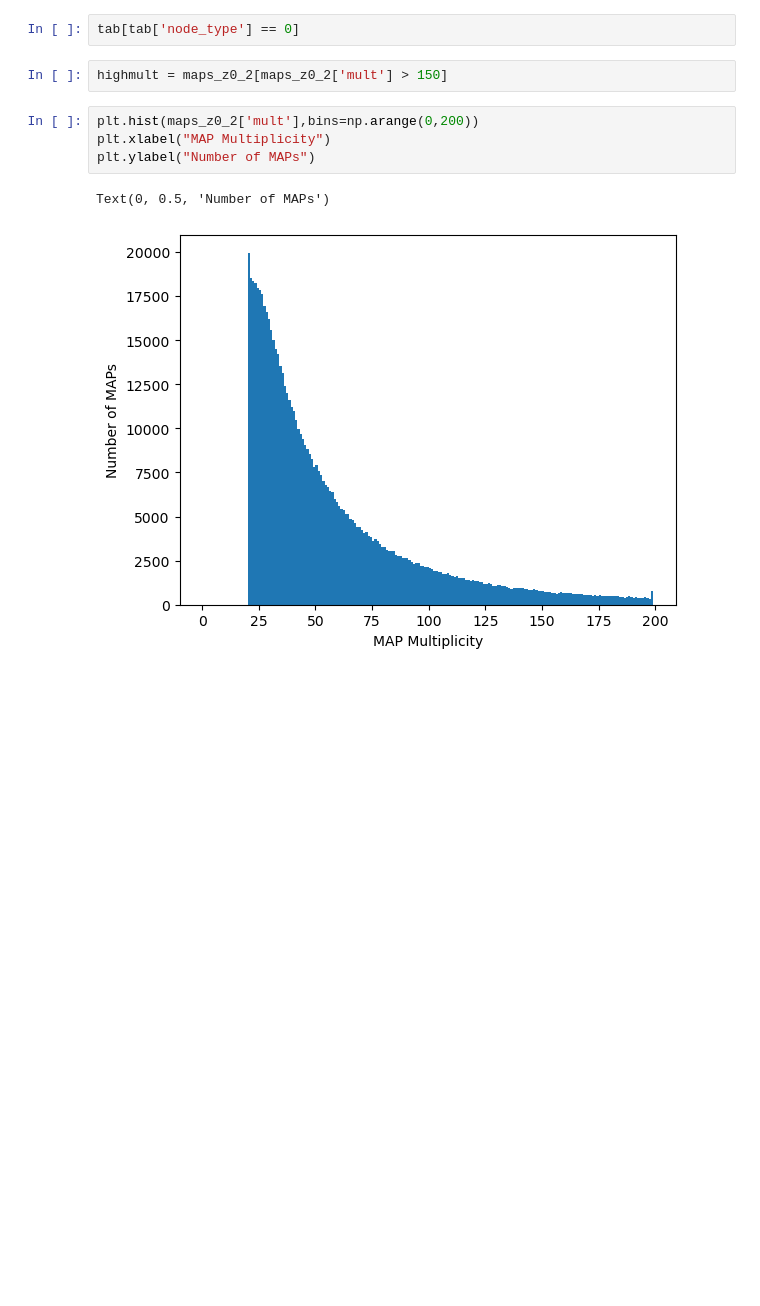
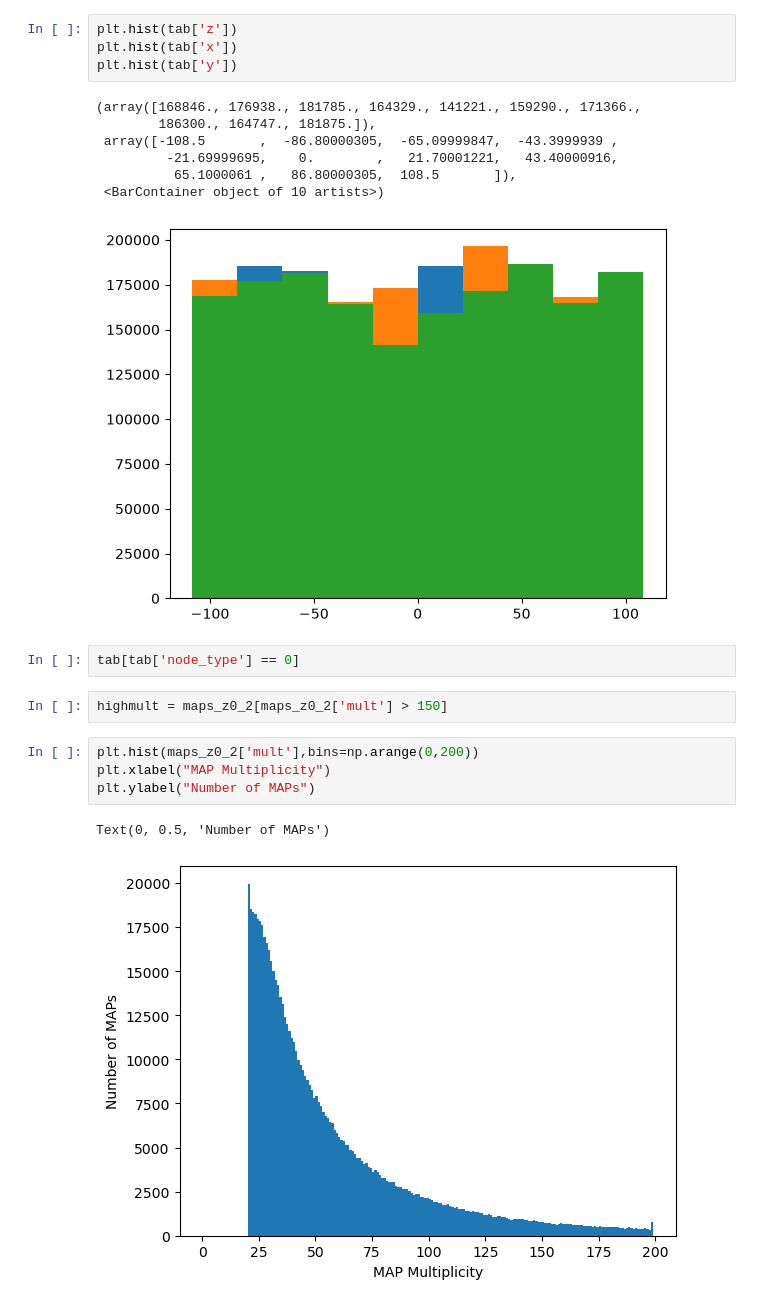
Before and after one commit to catherine-miller/bgsmaps, a Jupyter notebook: mapclustering_highbase.ipynb, the cells around one changed output. Cells and saved outputs as stored; diff of their text form; blank space fills up the shorter version.

```diff
--- a/mapclustering_highbase.ipynb
+++ b/mapclustering_highbase.ipynb
@@ -96,3 +123,15 @@ quant100 = maps_z0_2[:numgoal]
+# %%
+plt.hist(tab['z'])
+plt.hist(tab['x'])
+plt.hist(tab['y'])
+# %% [output]
+(array([168846., 176938., 181785., 164329., 141221., 159290., 171366.,
+        186300., 164747., 181875.]),
+ array([-108.5       ,  -86.80000305,  -65.09999847,  -43.3999939 ,
+         -21.69999695,    0.        ,   21.70001221,   43.40000916,
+          65.1000061 ,   86.80000305,  108.5       ]),
+ <BarContainer object of 10 artists>)
+[figure, added]
 # %%
 tab[tab['node_type'] == 0]
 # %%
```
Also changed, not shown: parts of 18 cells of this notebook, 2 other files.
